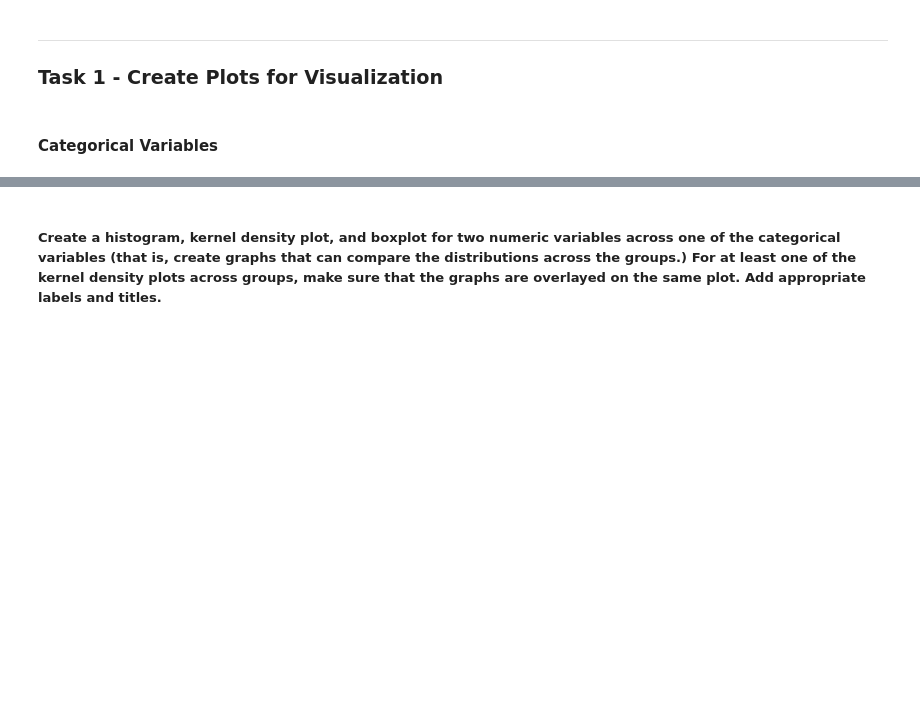
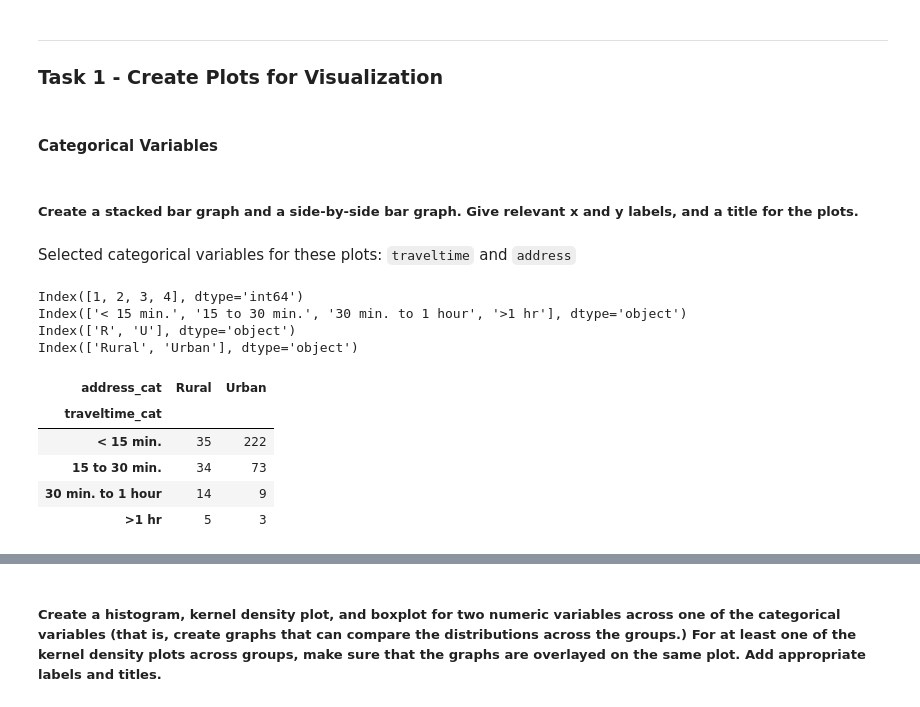
Before and after one commit to trevorlillywhite/HW-4---NCSU-ST-554---Trevor-Lillywhite, a Jupyter notebook: HW4_ST_554_Trevor_Lillywhite.ipynb, the cells around one changed output, grey strips where cells are left out. Saved outputs shown, nothing was run; the diff lists cells and outputs as text; code cells hidden in the pictures; blank space fills up the shorter version.

```diff
--- a/HW4_ST_554_Trevor_Lillywhite.ipynb
+++ b/HW4_ST_554_Trevor_Lillywhite.ipynb
@@ -357,3 +357,7 @@ df[['age', 'absences', 'G1', 'G2', 'G3']].corr()
 ### Task 1 - Create Plots for Visualization
 # %% [markdown]
 #### Categorical Variables
+# %% [markdown]
+##### Create a stacked bar graph and a side-by-side bar graph. Give relevant x and y labels, and a title for the plots.
+# %% [markdown]
+Selected categorical variables for these plots: `traveltime` and `address`
@@ -359,0 +367,29 @@ df[['age', 'absences', 'G1', 'G2', 'G3']].corr()
+# %%
+# Create Category version of selected categorical variables
+df["traveltime_cat"] = df.traveltime.astype('category')
+print(df.traveltime_cat.cat.categories)
+df.traveltime_cat = df.traveltime_cat.cat.rename_categories(['< 15 min.',
+                                                             '15 to 30 min.',
+                                                             '30 min. to 1 hour',
+                                                             '>1 hr'])
+print(df.traveltime_cat.cat.categories)
+
+df["address_cat"] = df.address.astype('category')
+print(df.address_cat.cat.categories)
+df.address_cat = df.address_cat.cat.rename_categories(['Rural','Urban'])
+print(df.address_cat.cat.categories)
+# %% [output]
+Index([1, 2, 3, 4], dtype='int64')
+Index(['< 15 min.', '15 to 30 min.', '30 min. to 1 hour', '>1 hr'], dtype='object')
+Index(['R', 'U'], dtype='object')
+Index(['Rural', 'Urban'], dtype='object')
+# %%
+table = pd.crosstab(df.traveltime_cat, df.address_cat)
+table
+# %% [output]
+| address_cat | Rural | Urban |
+| traveltime_cat |  |  |
+| < 15 min. | 35 | 222 |
+| 15 to 30 min. | 34 | 73 |
+| 30 min. to 1 hour | 14 | 9 |
+| >1 hr | 5 | 3 |
```
Also changed, not shown: parts of 10 cells of this notebook.
